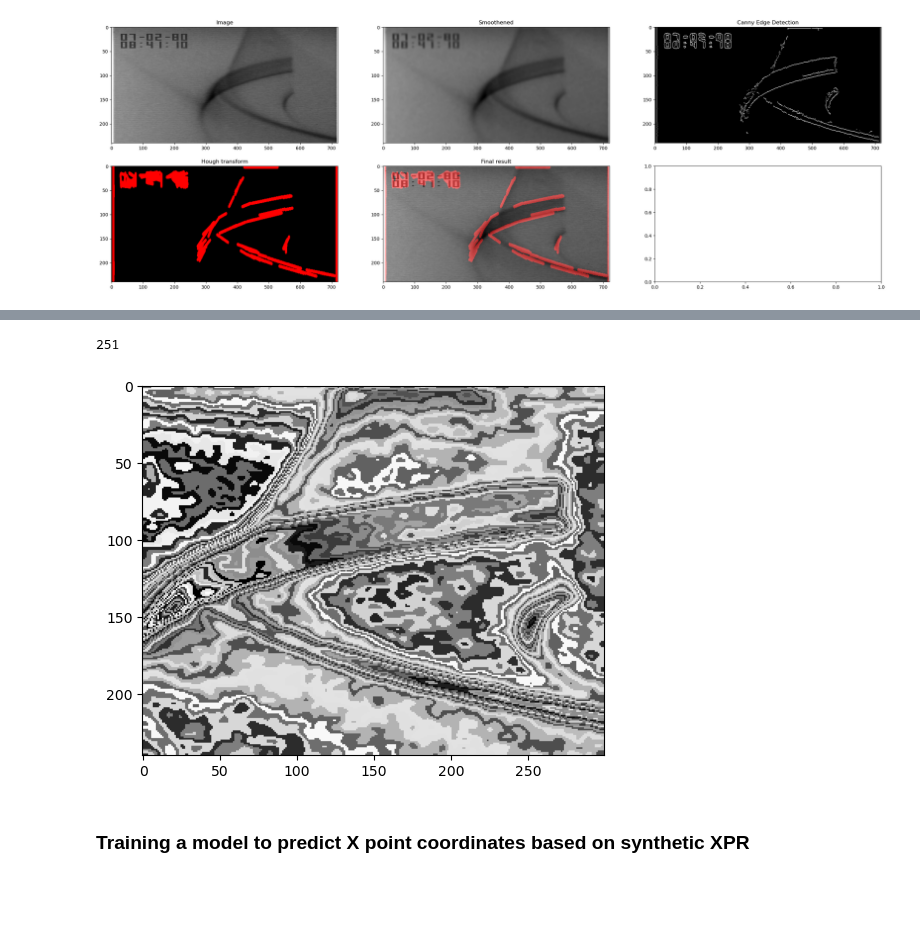
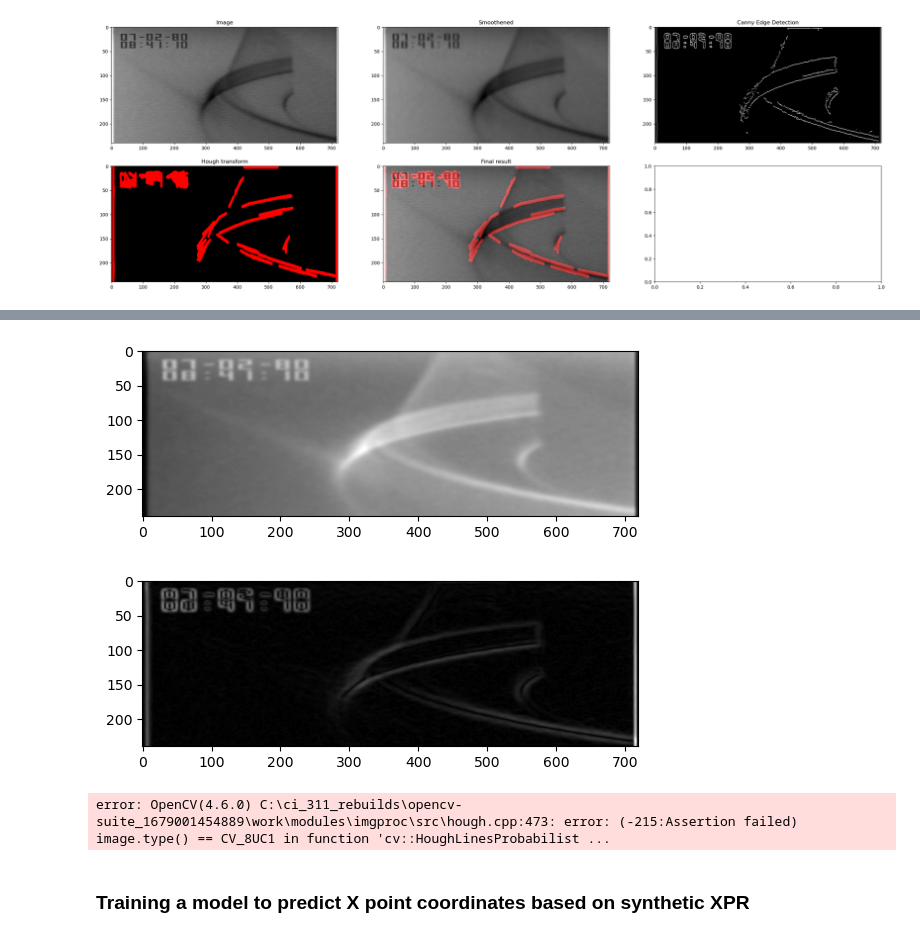
Before and after one commit to PlasmaControl/plasma-tv, a Jupyter notebook: plasma-tv-base-code.ipynb, the cells around one changed output, grey strips where cells are left out. Drawn from its saved outputs; the diff is of its cells as text; code cells hidden in the pictures; blank space fills up the shorter version.

Commit message:
sobel grad

```diff
--- a/plasma-tv-base-code.ipynb
+++ b/plasma-tv-base-code.ipynb
@@ -172,9 +175,13 @@ Clipping input data to the valid range for imshow with RGB data ([0..1] for floa
 # %%
-img = np.sqrt(vid[tid]).copy()[:,300:600]
+img = np.sqrt(vid[tid]).copy()# [150:200,400:500]
 ratio = np.amax(img) / 255
 img8 = (img/ratio).astype('uint8')
 kernel_size = 11
 blur_gray = cv2.GaussianBlur(img8,(kernel_size, kernel_size),0)
+
+# img = cv2.imread('zhang4ab-2828863-large.jpg')
+# img8 = cv2.cvtColor(img, cv2.COLOR_BGR2GRAY)[100:200,100:200]
+
 plt.imshow(blur_gray, cmap='gray')
 # %% [output]
 <matplotlib.image.AxesImage at 0x...>
@@ -196,11 +189,71 @@ plt.show()
+# %%
+def get_probability(img):
+
+    gamma = 255
+    alpha = .5
+
+    img = img / gamma
+    dim = img.shape
+    totdim = dim[0] * dim[1]
+    im_ave = np.average(img)
+
+    significance = np.zeros_like(img)
+
+    for i in range(dim[0]):
+        for j in range(dim[1]):
+            significance[i,j] = totdim * np.log(img[i,j]+1) * (img[i,j] - im_ave * alpha)
+
+    return significance / significance.max()
+
+def prob_to_edge(img):
+    delta = 0.01
+    ksize = 5
+    sobelx = cv2.Sobel(img,cv2.CV_64F,1,0,ksize=ksize)
+    sobely = cv2.Sobel(img,cv2.CV_64F,0,1,ksize=ksize)
+    edge_grad = np.sqrt(sobelx**2 + sobely**2)
+    dim = edge_grad.shape
+    edge = np.zeros_like(img)
+    for i in range(dim[0]):
+        for j in range(dim[1]):
+            edge[i,j] = 255 * (edge_grad[i,j] < delta)
+    return edge_grad
 # %%
-probability = significance / significance.max()
-print(significance.max())
+probability = get_probability(blur_gray)
 plt.imshow(probability, cmap='gray')
 plt.show()
 # %% [output]
-251
-[figure, old version]
+[figure, new version]
+# %%
+edge = prob_to_edge(probability)
+plt.imshow(edge, cmap='gray')
+plt.show()
+# %% [output]
+[figure, added]
+# %%
+rho = 1  # This is the distance resolution in pixels of the Hough grid
+theta = np.pi / 180  # angular resolution in radians of the Hough grid
+threshold = 5  # minimum number of votes (intersections in Hough grid cell)
+min_line_length = 20  # minimum number of pixels making up a line
+max_line_gap = 10  # maximum gap in pixels between connectable line segments
+line_image = np.zeros((img.shape[0],img.shape[1],3))  # creating a blank to draw lines on
+
+
+lines = cv2.HoughLinesP(edge, rho, theta, threshold, np.array([]), min_line_length, max_line_gap) # The output "lines" is an array containing endpoints of detected line segments
+
+for line in lines:
+    for x1,y1,x2,y2 in line:
+        cv2.line(line_image,(x1,y1),(x2,y2),(255,0,0),5)
+
+
+line_len=[]
+for line in lines:
+    for x1,y1,x2,y2 in line:
+        line_len.append(np.sqrt((x2-x1)**2+(y2-y1)**2))
+
+# add the line_image as an extra layer on top of the original image
+lines_edges = cv2.addWeighted(cv2.cvtColor(gray, cv2.COLOR_GRAY2BGR), 1, line_image, 0.5, 0,dtype =0)
+# %% [output]
+error: OpenCV(4.6.0) C:\ci_311_rebuilds\opencv-suite_1679001454889\work\modules\imgproc\src\hough.cpp:473: error: (-215:Assertion failed) image.type() == CV_8UC1 in function 'cv::HoughLinesProbabilist ...
 # %% [markdown]
 ### Training a model to predict X point coordinates based on synthetic XPR
 # %%
```
Also changed, not shown: parts of 4 cells of this notebook, 1 other file.
